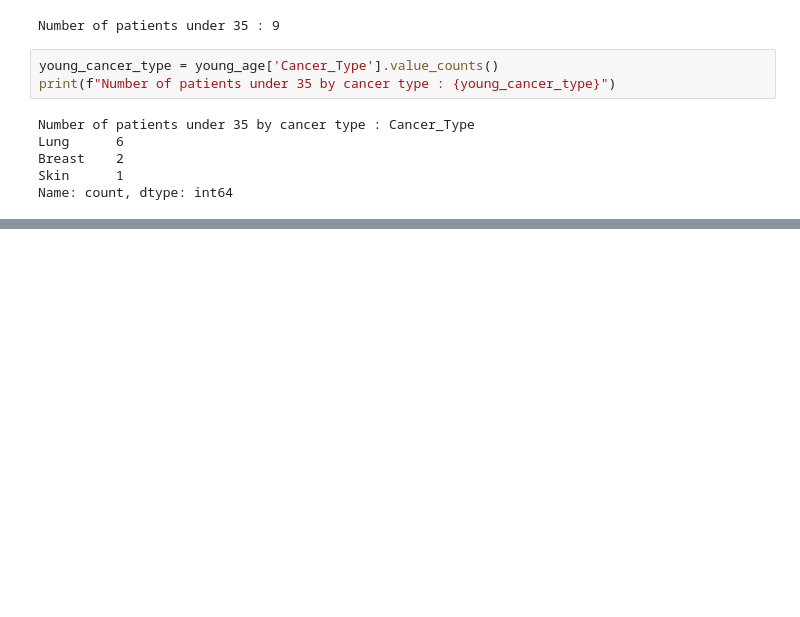
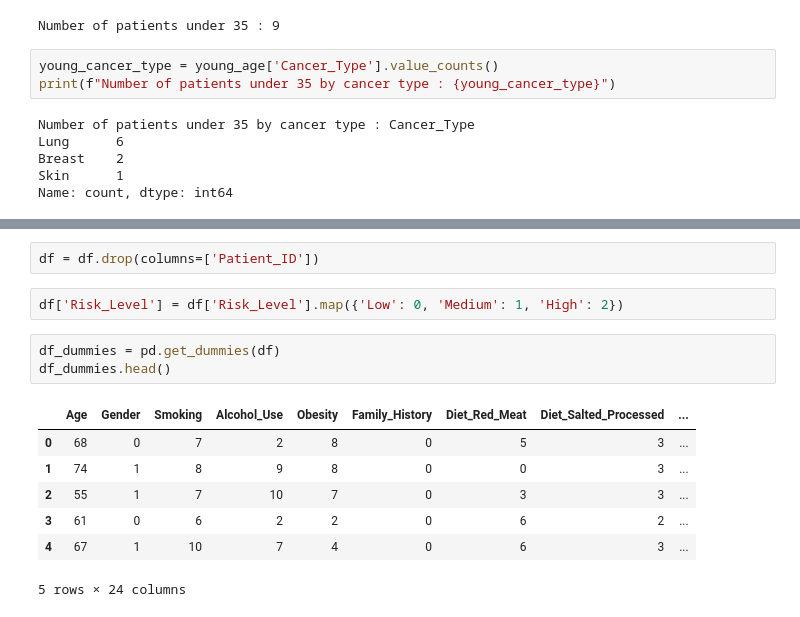
Before and after one commit to Narendr1a/cancer-risk-prediction, a Jupyter notebook: notebooks/eda.ipynb, the cells around one changed output, grey strips where cells are left out. Cells and saved outputs as stored; diff of their text form; blank space fills up the shorter version.

```diff
--- a/notebooks/eda.ipynb
+++ b/notebooks/eda.ipynb
@@ -212,0 +342,15 @@ Name: count, dtype: int64
+# %%
+df = df.drop(columns=['Patient_ID'])
+# %%
+df['Risk_Level'] = df['Risk_Level'].map({'Low': 0, 'Medium': 1, 'High': 2})
+# %%
+df_dummies = pd.get_dummies(df)
+df_dummies.head()
+# %% [output]
+|  | Age | Gender | Smoking | Alcohol_Use | Obesity | Family_History | Diet_Red_Meat | Diet_Salted_Processed | ... |
+| 0 | 68 | 0 | 7 | 2 | 8 | 0 | 5 | 3 | ... |
+| 1 | 74 | 1 | 8 | 9 | 8 | 0 | 0 | 3 | ... |
+| 2 | 55 | 1 | 7 | 10 | 7 | 0 | 3 | 3 | ... |
+| 3 | 61 | 0 | 6 | 2 | 2 | 0 | 6 | 2 | ... |
+| 4 | 67 | 1 | 10 | 7 | 4 | 0 | 6 | 3 | ... |
+5 rows × 24 columns
```
Also changed, not shown: parts of 8 cells of this notebook, 1 other file.
